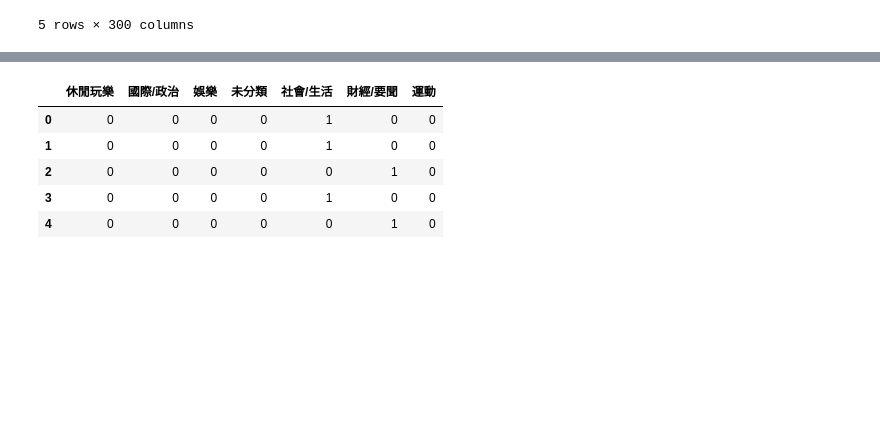
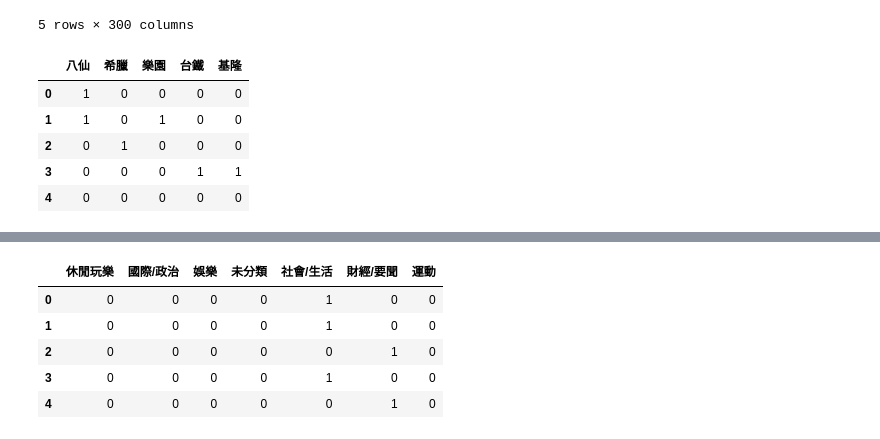
Before and after one commit to roccqqck/stock_eland, a Jupyter notebook: pandas.jieba.test.ipynb, the cells around one changed output, grey strips where cells are left out. Drawn from its saved outputs; the diff is of its cells as text; code cells hidden in the pictures; blank space fills up the shorter version.

```diff
--- a/pandas.jieba.test.ipynb
+++ b/pandas.jieba.test.ipynb
@@ -153,4 +153,24 @@ r.head()
 | 3 | 0 | 0 | 0 | 0 | 0 | 0 | 0 | 0 | 0 | 0 | ... |
 | 4 | 0 | 0 | 0 | 0 | 0 | 0 | 0 | 0 | 0 | 0 | ... |
 5 rows × 300 columns
+# %%
+from sklearn.feature_extraction.text import CountVectorizer
+
+text = [ '八仙','希臘','樂園','台鐵','基隆']
+
+cv = CountVectorizer(vocabulary = text) # 設定自己要的詞 而且要有空格
+
+r = pd.SparseDataFrame(cv.fit_transform(news['title2']),
+                       news.index,
+                       cv.get_feature_names(),
+                       default_fill_value=0)
+
+r.head()
+# %% [output]
+|  | 八仙 | 希臘 | 樂園 | 台鐵 | 基隆 |
+| 0 | 1 | 0 | 0 | 0 | 0 |
+| 1 | 1 | 0 | 1 | 0 | 0 |
+| 2 | 0 | 1 | 0 | 0 | 0 |
+| 3 | 0 | 0 | 0 | 1 | 1 |
+| 4 | 0 | 0 | 0 | 0 | 0 |
 # %%
```
Also changed, not shown: parts of 3 cells of this notebook.
